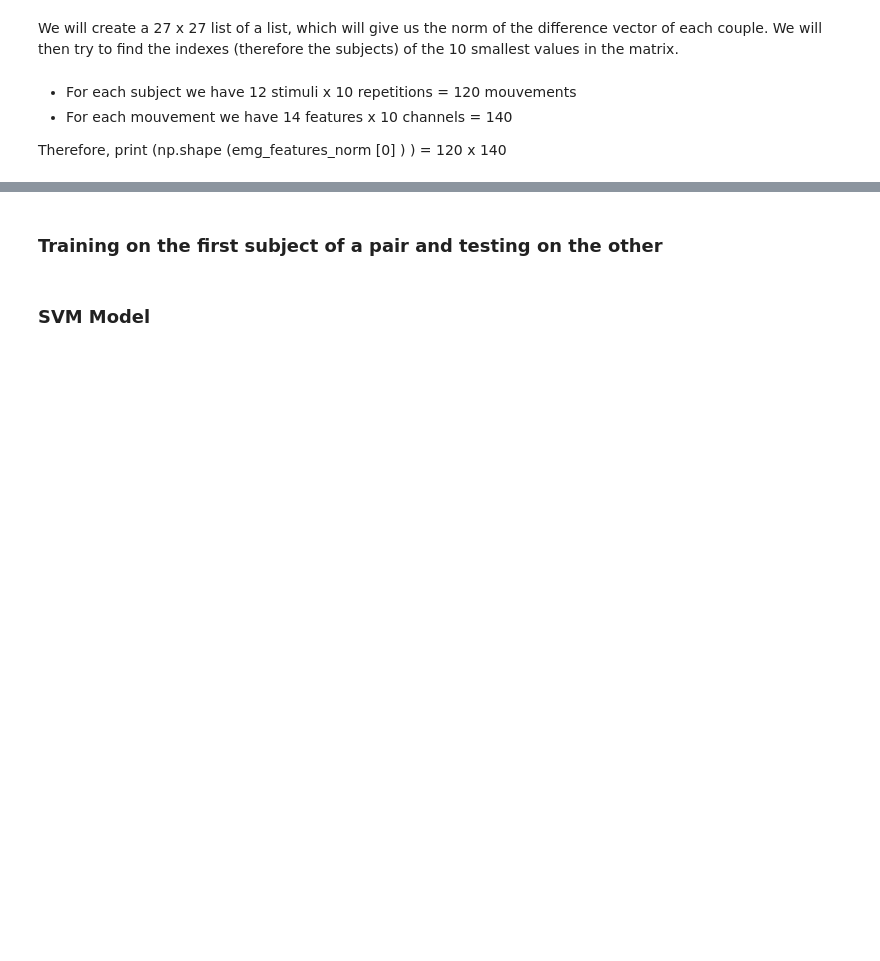
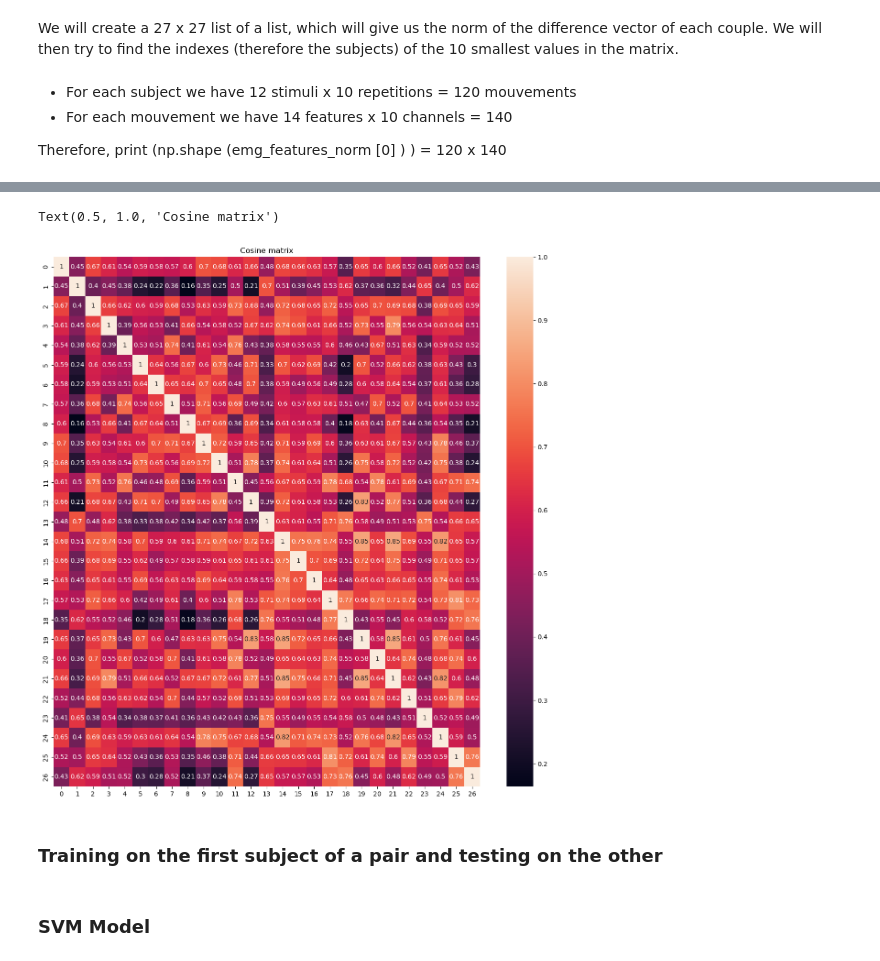
Before and after one commit to mkondracki/miniproject3, a Jupyter notebook: max_code.ipynb, the cells around one changed output, grey strips where cells are left out. Saved outputs shown, nothing was run; the diff lists cells and outputs as text; code cells hidden in the pictures; blank space fills up the shorter version.

```diff
--- a/max_code.ipynb
+++ b/max_code.ipynb
@@ -794,3 +850,17 @@ np.unravel_index(similarities_find_max.argmax(), similarities_find_max.shape)
+# %%
+C=np.zeros((27, 16800))
+for n in range(n_subj):
+    C[n]=emg_features_norm[n].flatten().T
+
+cos_mat = cosine_similarity(C, C)
+#cos_mat = dist_mat/np.max(dist_mat)
+# %%
+fig, ax = plt.subplots(figsize=(15, 15))
+sns.heatmap(data=cos_mat, ax=ax, annot=True)
+plt.title("Cosine matrix")
+# %% [output]
+Text(0.5, 1.0, 'Cosine matrix')
+[figure, added]
 # %% [markdown]
 ### Training on the first subject of a pair and testing on the other
 # %%
```
Also changed, not shown: parts of 58 cells of this notebook.
